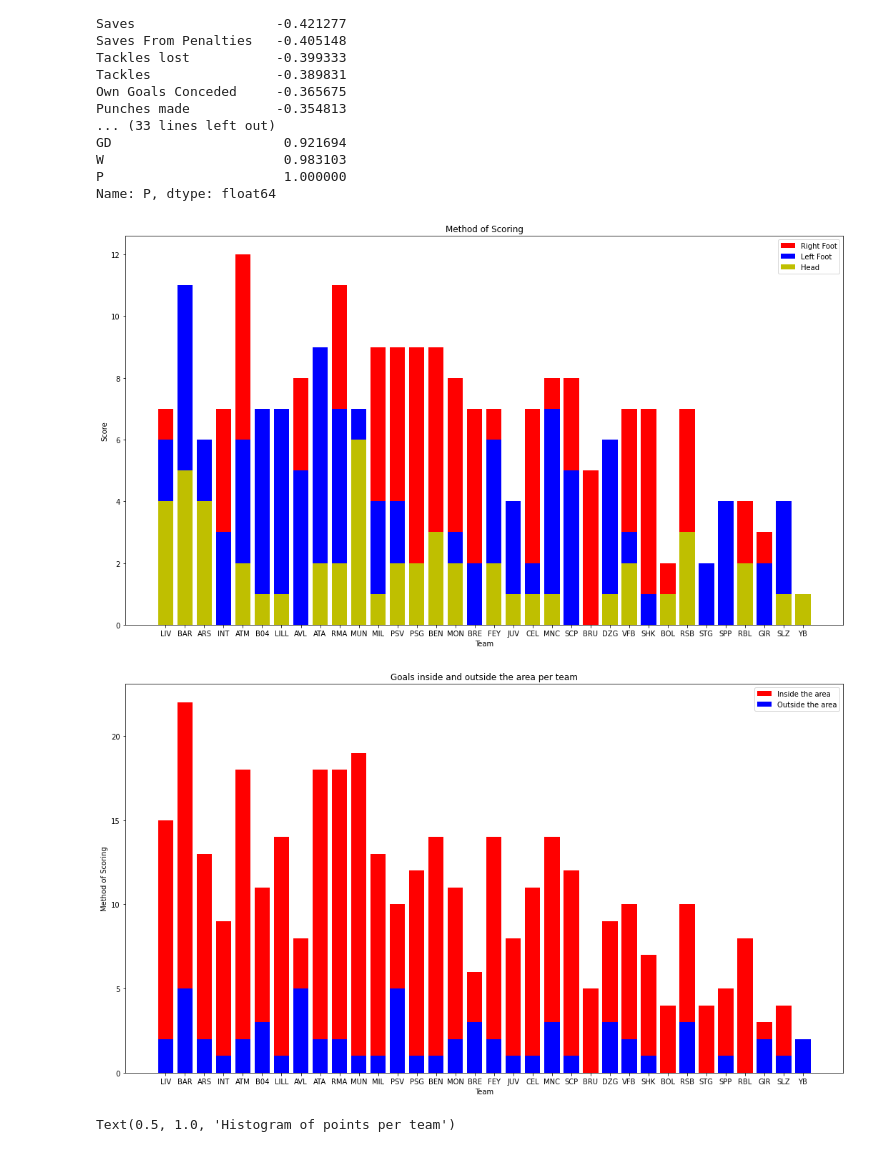
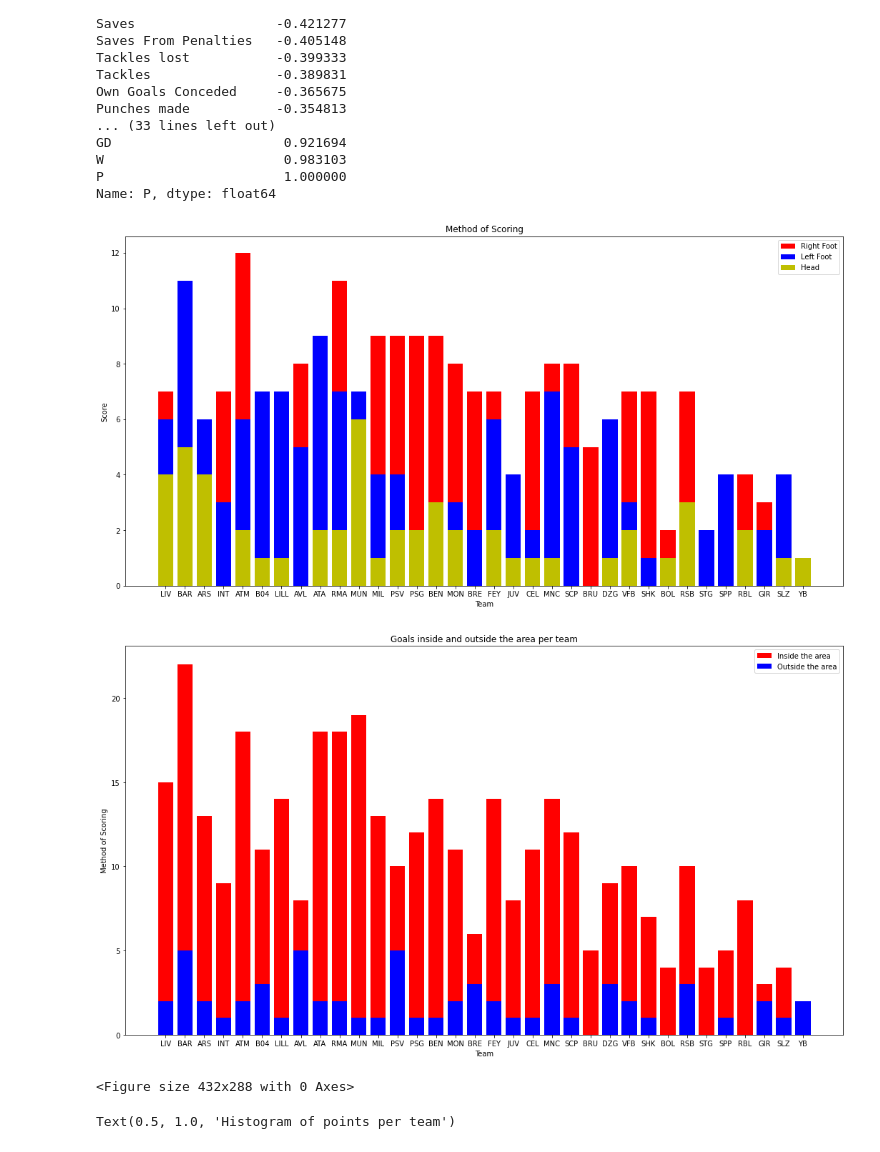
Before and after one commit to NikolaosTM/UCL2025, a Jupyter notebook: LeaguePhase/workbook.ipynb, the cells around one changed output. Cells and saved outputs as stored; diff of their text form; code cells hidden in the pictures.

Commit message:
saved figures

```diff
--- a/LeaguePhase/workbook.ipynb
+++ b/LeaguePhase/workbook.ipynb
@@ -172,17 +172,18 @@ P                       1.000000
 Name: P, dtype: float64
 # %%
 # lets do stacked bar charts for right foot/ left foot/ header goals
-plt.subplots(figsize=(18,10))
+plt.subplots(figsize=(18,9))
 plt.bar(master_df.symbol, master_df['Right Foot'], color='r')
 plt.bar(master_df.symbol, master_df['Left Foot'], color='b')
 plt.bar(master_df.symbol, master_df['Head'], color='y')
 plt.xlabel("Team")
 plt.ylabel("Score")
 plt.legend(["Right Foot", "Left Foot", "Head"])
 plt.title("Method of Scoring")
+plt.savefig('visualizations/method_of_scoring')
 plt.show()
 # %% [output]
-[figure, old version]
+[figure, new version]
 # %%
 plt.subplots(figsize=(18,10))
 plt.bar(master_df.symbol, master_df['Goals inside Area'], color='r')
@@ -191,9 +192,11 @@ plt.xlabel("Team")
 plt.ylabel("Method of Scoring")
 plt.legend(["Inside the area", "Outside the area"])
 plt.title("Goals inside and outside the area per team")
+plt.figure(facecolor='white')
 plt.show()
 # %% [output]
 [figure]
+<Figure size 432x288 with 0 Axes>
 # %%
 # not much insight here but was worth a shot
 plt.hist(x=master_df.P, bins=10)
```
Also changed, not shown: parts of 1 cell of this notebook, 3 other files.
